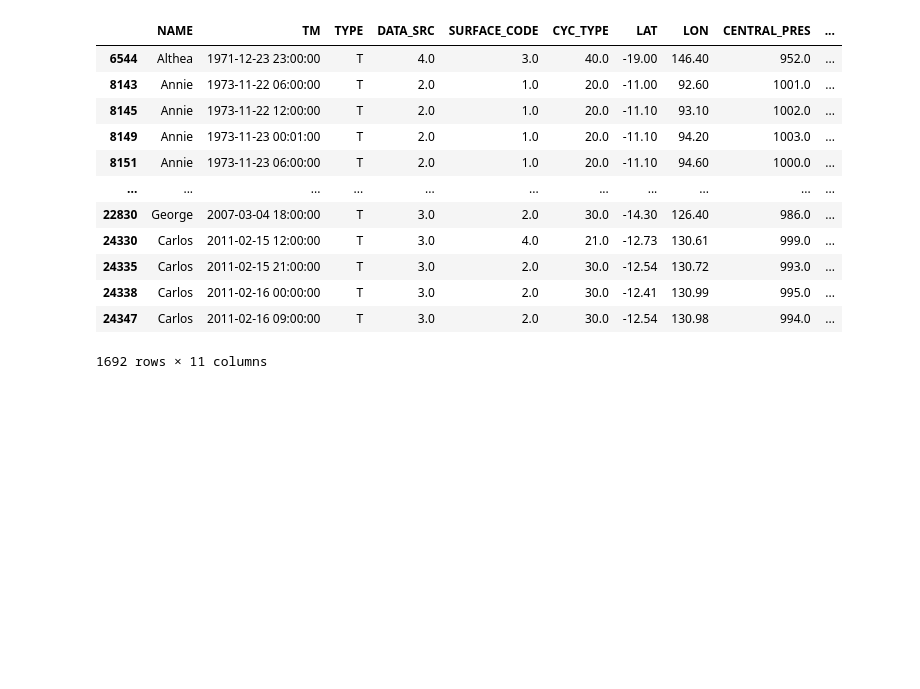
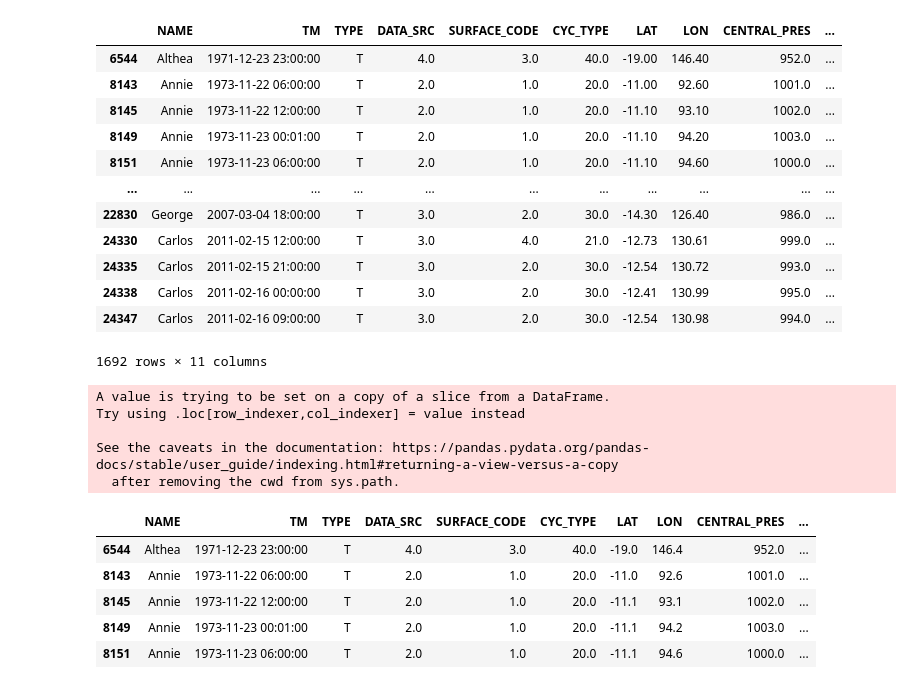
Before and after one commit to LiteshSamji/Cyclone-Australia, a Jupyter notebook: au_cyclone.ipynb, the cells around one changed output. Drawn from its saved outputs; the diff is of its cells as text; code cells hidden in the pictures; blank space fills up the shorter version.

Commit message:
Group Wind direction df and calculation of cyclone data , export to data_ml.csv

```diff
--- a/au_cyclone.ipynb
+++ b/au_cyclone.ipynb
@@ -151,3 +151,29 @@ See the caveats in the documentation: https://pandas.pydata.org/pandas-docs/stab
 | 24338 | Carlos | 2011-02-16 00:00:00 | T | 3.0 | 2.0 | 30.0 | -12.41 | 130.99 | 995.0 | ... |
 | 24347 | Carlos | 2011-02-16 09:00:00 | T | 3.0 | 2.0 | 30.0 | -12.54 | 130.98 | 994.0 | ... |
 1692 rows × 11 columns
+# %%
+#Group wind direction in to compass directions
+
+data_ml["WIND_COMPASS"] = data_ml["MAX_REP_WIND_DIR"].apply(
+    lambda x :'N' if (x >= 0 and x < 22.5) else (
+            'NE' if (x >= 22.5 and x < 67.5) else (
+            'E' if (x >= 67.5 and x < 112.5) else (
+            'SE' if (x >= 112.5 and x < 157.5) else (
+            'S' if (x >= 157.5 and x < 202.5) else (
+            'SW' if (x >= 202.5 and x < 247.5) else (
+            'W' if (x >= 247.5 and x < 292.5) else (
+            'NW' if (x >= 292.5 and x < 337.5) else 'N'))))))))
+
+data_ml.head()
+# %% [output]
+A value is trying to be set on a copy of a slice from a DataFrame.
+Try using .loc[row_indexer,col_indexer] = value instead
+
+See the caveats in the documentation: https://pandas.pydata.org/pandas-docs/stable/user_guide/indexing.html#returning-a-view-versus-a-copy
+  after removing the cwd from sys.path.
+|  | NAME | TM | TYPE | DATA_SRC | SURFACE_CODE | CYC_TYPE | LAT | LON | CENTRAL_PRES | ... |
+| 6544 | Althea | 1971-12-23 23:00:00 | T | 4.0 | 3.0 | 40.0 | -19.0 | 146.4 | 952.0 | ... |
+| 8143 | Annie | 1973-11-22 06:00:00 | T | 2.0 | 1.0 | 20.0 | -11.0 | 92.6 | 1001.0 | ... |
+| 8145 | Annie | 1973-11-22 12:00:00 | T | 2.0 | 1.0 | 20.0 | -11.1 | 93.1 | 1002.0 | ... |
+| 8149 | Annie | 1973-11-23 00:01:00 | T | 2.0 | 1.0 | 20.0 | -11.1 | 94.2 | 1003.0 | ... |
+| 8151 | Annie | 1973-11-23 06:00:00 | T | 2.0 | 1.0 | 20.0 | -11.1 | 94.6 | 1000.0 | ... |
```
Also changed, not shown: parts of 3 cells of this notebook.
